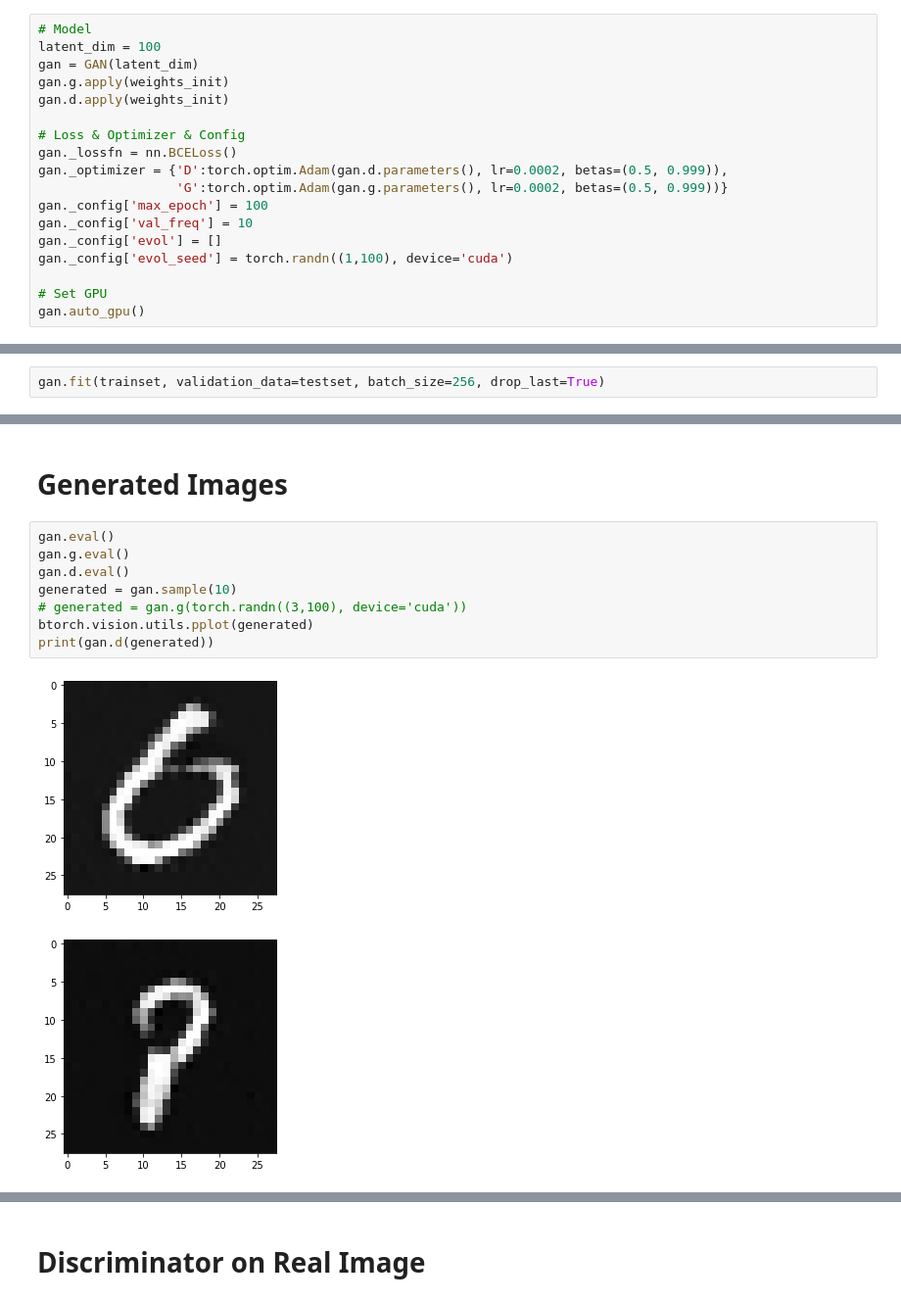
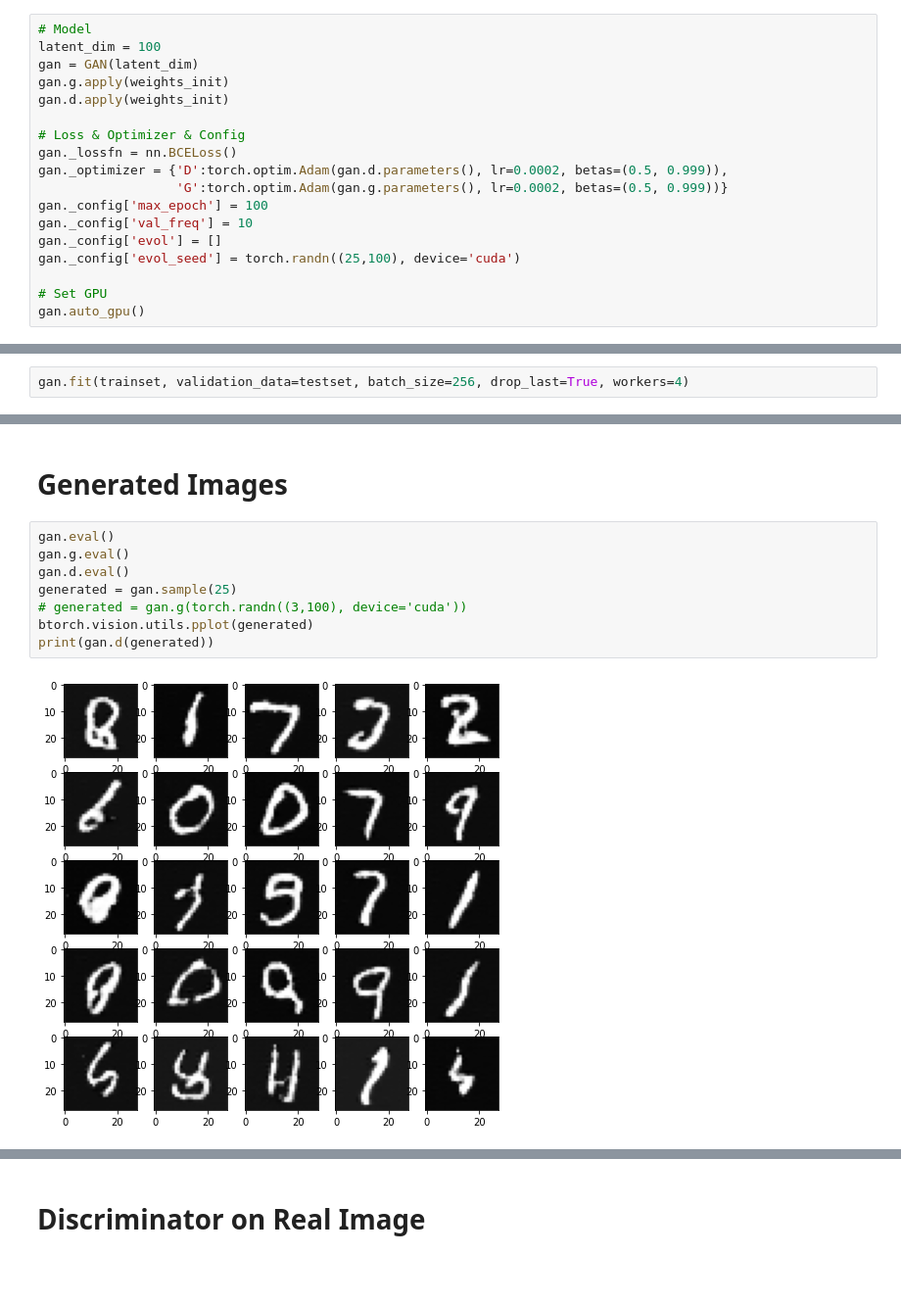
Before and after one commit to brianbt/btorch, a Jupyter notebook: tutor/GAN_MNIST.ipynb, the cells around one changed output, grey strips where cells are left out. Shown at 98% size. Cells and saved outputs as stored; diff of their text form; blank space fills up the shorter version.

```diff
--- a/tutor/GAN_MNIST.ipynb
+++ b/tutor/GAN_MNIST.ipynb
@@ -235,7 +251,7 @@ gan._optimizer = {'D':torch.optim.Adam(gan.d.parameters(), lr=0.0002, betas=(0.5
 gan._config['max_epoch'] = 100
 gan._config['val_freq'] = 10
 gan._config['evol'] = []
-gan._config['evol_seed'] = torch.randn((1,100), device='cuda')
+gan._config['evol_seed'] = torch.randn((25,100), device='cuda')
 
 # Set GPU
 gan.auto_gpu()
@@ -244,5 +260,5 @@ auto_gpu: using GPU (Tesla T4)
 # %% [markdown]
 ## Training
 # %%
-gan.fit(trainset, validation_data=testset, batch_size=256, drop_last=True)
+gan.fit(trainset, validation_data=testset, batch_size=256, drop_last=True, workers=4)
 # %% [output]
@@ -279,11 +295,10 @@ test_loss
 # %%
 gan.eval()
 gan.g.eval()
 gan.d.eval()
-generated = gan.sample(10)
+generated = gan.sample(25)
 # generated = gan.g(torch.randn((3,100), device='cuda'))
 btorch.vision.utils.pplot(generated)
 print(gan.d(generated))
 # %% [output]
-[figure, old version]
+[figure, new version]
-[figure, removed]
```
Also changed, not shown: parts of 8 cells of this notebook.
